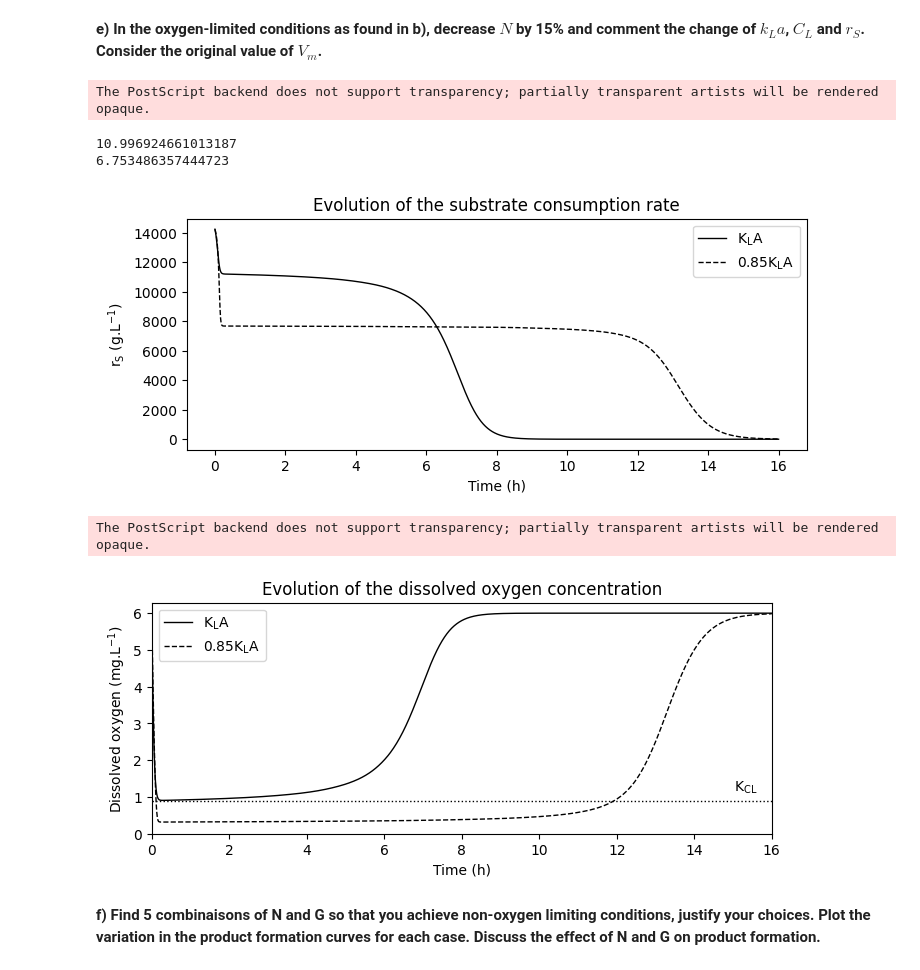
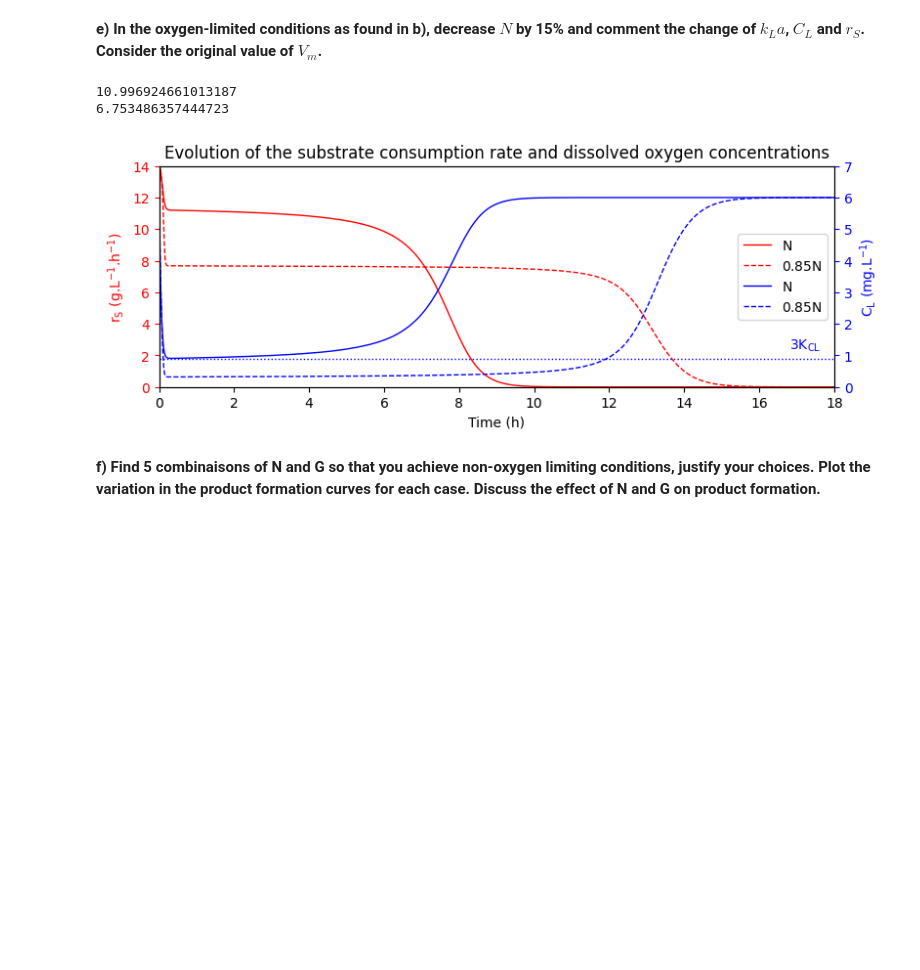
Before and after one commit to jonathanrsr/biochemical, a Jupyter notebook: Projects/5. Complex systems/exercise 1.ipynb, the cells around one changed output. Drawn from its saved outputs; the diff is of its cells as text; code cells hidden in the pictures; blank space fills up the shorter version.

```diff
--- a/Projects/5. Complex systems/exercise 1.ipynb
+++ b/Projects/5. Complex systems/exercise 1.ipynb
@@ -4,6 +4,7 @@ import matplotlib.pyplot as plt
 from scipy.integrate import solve_ivp
 
 plt.rcParams['figure.figsize'] = [8, 3]
+plt.rcParams['figure.constrained_layout.use'] = True
 
 # Oxygen transfer parameters
 k = 3.2e-13 # h^2.5/m^1.5
@@ -184,47 +196,55 @@ The PostScript backend does not support transparency; partially transparent arti
 # %% [markdown]
 **e) In the oxygen-limited conditions as found in b), decrease $N$ by 15% and comment the change of $k_La$, $C_L$ and $r_S$. Consider the original value of $V_m$.**
 # %%
-t = np.linspace(0, 16, 1001)
+t = np.linspace(0, 18, 1001)
 
 rs3 = Vm*S3/(KS + S3)*(CL3/(KCL + CL3))
 kLA3 = k*N**3*np.sqrt(Gmin)
 print(kLA3)
 
 kLA5 = k*(0.85*N)**3*np.sqrt(Gmin)
 print(kLA5)
 sol5 = model(t, y0, Gmin, 0.85*N, Vm)
 S5 = sol5[0]
 CL5 = sol5[1]
 rs5 = Vm*S5/(KS + S5)*(CL5/(KCL + CL5))
 
-plt.plot(t, rs3, label=r'$\mathregular{K_LA}$', color='black', linewidth=1)
-plt.plot(t, rs5, label=r'$0.85\mathregular{K_LA}$', color='black', linewidth=1, linestyle='--')
-plt.xlabel('Time (h)')
-plt.ylabel(r'$\mathregular{r_S}$ (g.L$^{-1}$)')
-plt.title('Evolution of the substrate consumption rate')
-plt.legend()
-# plt.savefig('Images/1.e.1.eps', format='eps')
+# Plot results
+fig, ax1 = plt.subplots()
+
+ax1.plot(t, rs3/1e3, label=r'$\mathregular{N}$', color='red', linewidth=1)
+ax1.plot(t, rs5/1e3, label=r'$0.85\mathregular{N}$', color='red', linewidth=1, linestyle='--')
+ax1.set_xlabel('Time (h)')
+ax1.set_ylabel(r'$\mathregular{r_S}$ (g.L$^{-1}$.h$^{-1}$)')
+ax1.set_xlim(0, t[-1])
+ax1.set_ylim(0, 14)
+
+ax1.yaxis.label.set_color('red')
+ax1.tick_params(axis='y', colors='red')
+
+ax2 = ax1.twinx()
+ax2.plot(t, CL3, label=r'$\mathregular{N}$', color='blue', linewidth=1)
+ax2.plot(t, CL5, label=r'$\mathregular{0.85N}$', color='blue', linewidth=1, linestyle='--')
+ax2.hlines(3*KCL*1e3/1e3, 0, t[-1], color='blue', linestyle=':', linewidth=1)
+ax2.annotate(r'$\mathregular{3K_{CL}}$', (t[-1], KCL*3*1e3/1e3), textcoords="offset points", xytext=(-10, 10), ha='right', va='center', color='blue')
+ax2.set_ylabel(r'$\mathregular{C_L}$ (mg.L$^{-1}$)')
+ax2.set_ylim(0, 7)
+
+ax2.yaxis.label.set_color('blue')
+ax2.tick_params(axis='y', colors='blue')
+
+# Combine the legends
+handles1, labels1 = ax1.get_legend_handles_labels()
+handles2, labels2 = ax2.get_legend_handles_labels()
+ax1.legend(handles1 + handles2, labels1 + labels2, loc='right')  # Combine the legends and set the location to lower right
+
+plt.title('Evolution of the substrate consumption rate and dissolved oxygen concentrations')
+# plt.savefig('Images/1.e.eps', format='eps')
 plt.show()
-
-plt.plot(t, CL3, label=r'$\mathregular{K_LA}$', color='black', linewidth=1)
-plt.plot(t, CL5, label=r'$0.85\mathregular{K_LA}$', color='black', linewidth=1, linestyle='--')
-plt.hlines(3*KCL*1e3/1e3, 0, t[-1], color='black', linestyle=':', linewidth=1)
-plt.annotate(r'$\mathregular{K_{CL}}$', (t[-1], 3*KCL*1e3/1e3), textcoords="offset points", xytext=(-10, 10), ha='right', va='center', color='black')
-plt.legend()
-plt.xlabel('Time (h)')
-plt.ylabel(r'Dissolved oxygen (mg.L$^{-1}$)')
-plt.title('Evolution of the dissolved oxygen concentration')
-plt.xlim(0, t[-1])
-plt.ylim(0)
-# plt.savefig('Images/1.e.2.eps', format='eps')
-plt.show()
 # %% [output]
-The PostScript backend does not support transparency; partially transparent artists will be rendered opaque.
+10.996924661013187
+6.753486357444723
-10.996924661013187
-6.753486357444723
-[figure, old version]
+[figure, new version]
-The PostScript backend does not support transparency; partially transparent artists will be rendered opaque.
-[figure, removed]
 # %% [markdown]
 **f) Find 5 combinaisons of N and G so that you achieve non-oxygen limiting conditions, justify your choices. Plot the variation in the product formation curves for each case. Discuss the effect of N and G on product formation.**
 # %%
```
Also changed, not shown: parts of 5 cells of this notebook, 6 other files.
